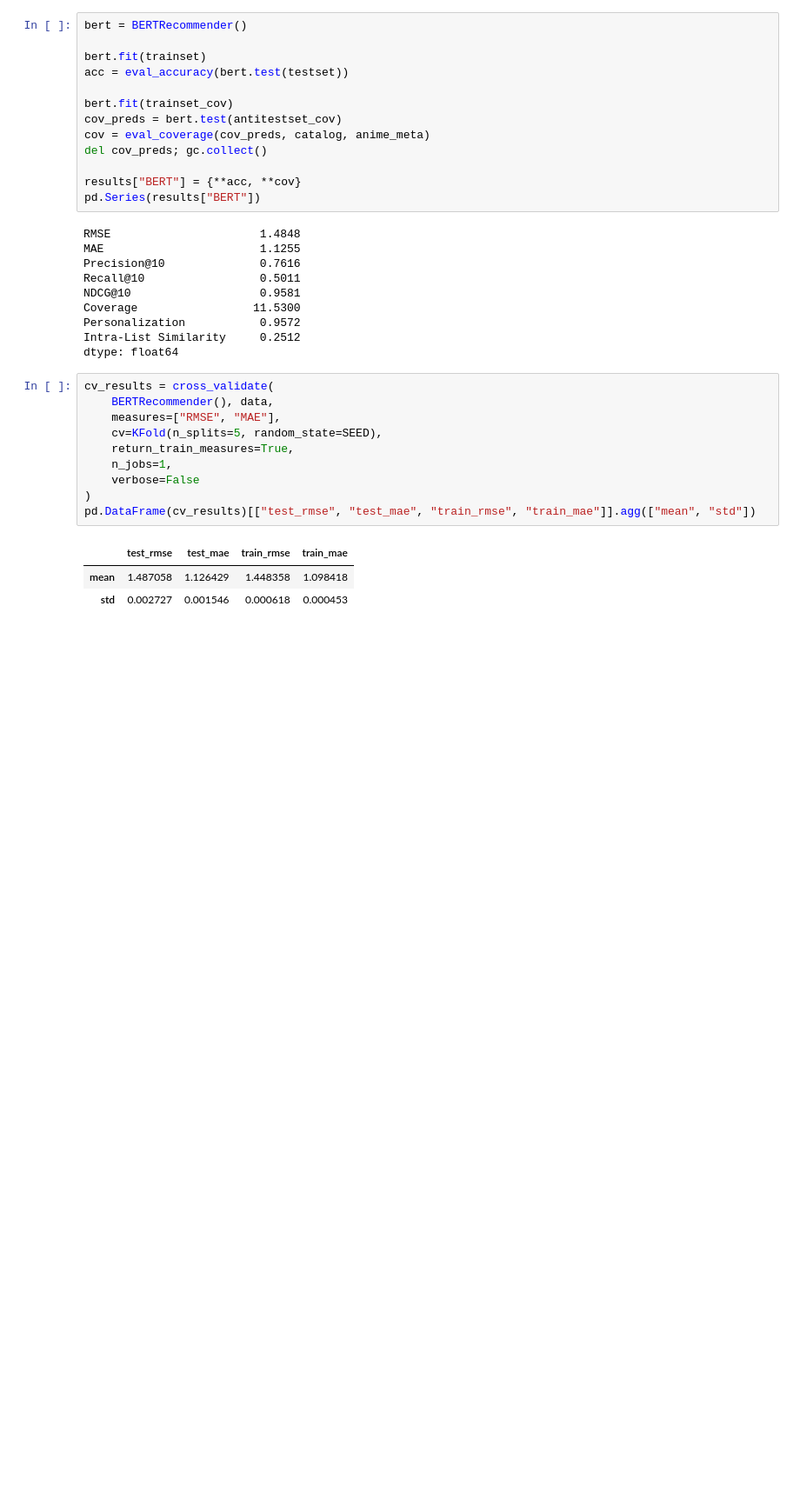
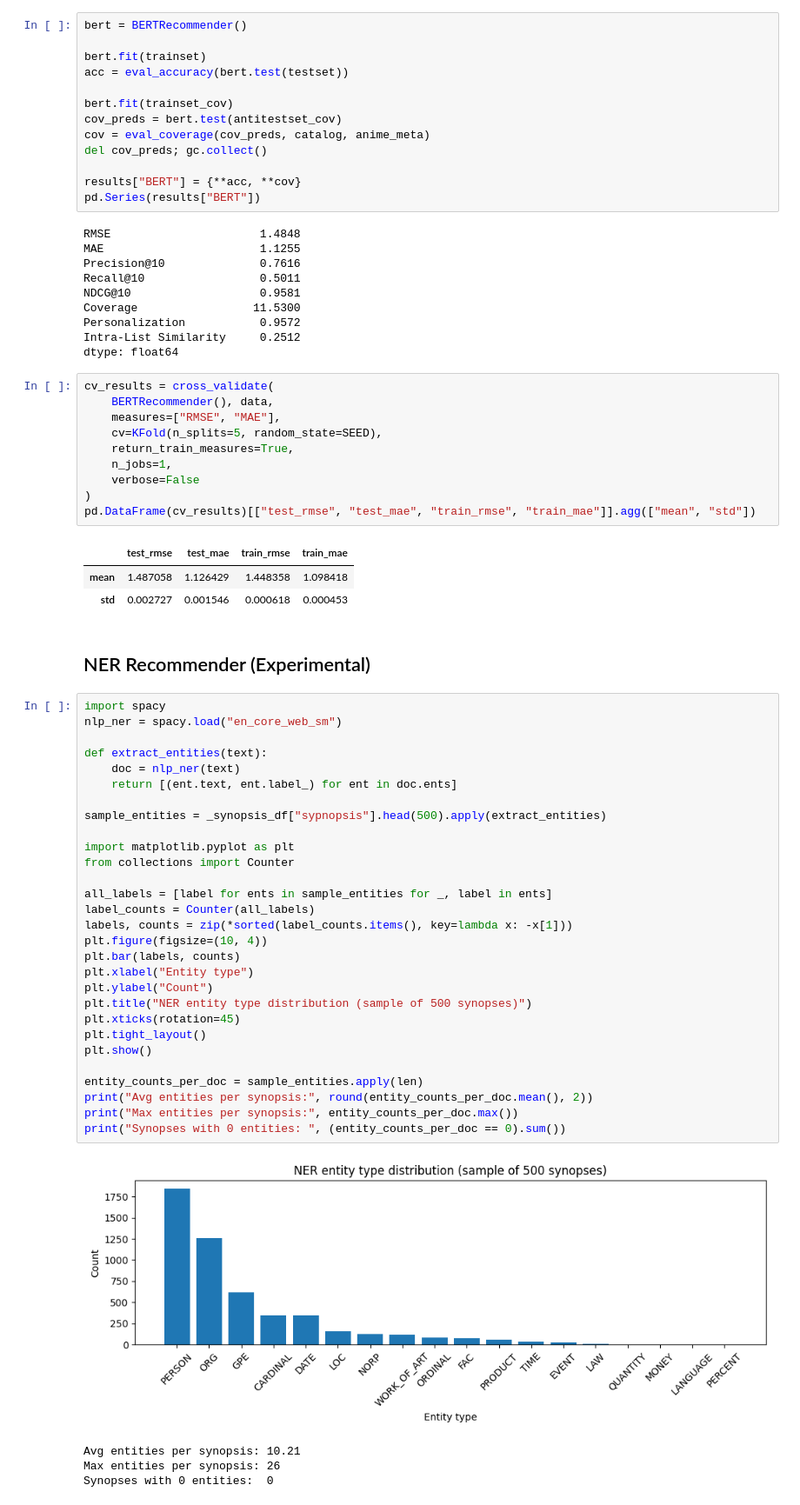
Before and after one commit to rubendjg/Anime-Recommendation-System, a Jupyter notebook: modeling/modeling.ipynb, the cells around one changed output. Shown at 87% size. Cells and saved outputs as stored; diff of their text form; blank space fills up the shorter version.

```diff
--- a/modeling/modeling.ipynb
+++ b/modeling/modeling.ipynb
@@ -837,3 +842,39 @@ pd.DataFrame(cv_results)[["test_rmse", "test_mae", "train_rmse", "train_mae"]].a
 |  | test_rmse | test_mae | train_rmse | train_mae |
 | mean | 1.487058 | 1.126429 | 1.448358 | 1.098418 |
 | std | 0.002727 | 0.001546 | 0.000618 | 0.000453 |
+# %% [markdown]
+## NER Recommender (Experimental)
+# %%
+import spacy
+nlp_ner = spacy.load("en_core_web_sm")
+
+def extract_entities(text):
+    doc = nlp_ner(text)
+    return [(ent.text, ent.label_) for ent in doc.ents]
+
+sample_entities = _synopsis_df["sypnopsis"].head(500).apply(extract_entities)
+
+import matplotlib.pyplot as plt
+from collections import Counter
+
+all_labels = [label for ents in sample_entities for _, label in ents]
+label_counts = Counter(all_labels)
+labels, counts = zip(*sorted(label_counts.items(), key=lambda x: -x[1]))
+plt.figure(figsize=(10, 4))
+plt.bar(labels, counts)
+plt.xlabel("Entity type")
+plt.ylabel("Count")
+plt.title("NER entity type distribution (sample of 500 synopses)")
+plt.xticks(rotation=45)
+plt.tight_layout()
+plt.show()
+
+entity_counts_per_doc = sample_entities.apply(len)
+print("Avg entities per synopsis:", round(entity_counts_per_doc.mean(), 2))
+print("Max entities per synopsis:", entity_counts_per_doc.max())
+print("Synopses with 0 entities: ", (entity_counts_per_doc == 0).sum())
+# %% [output]
+[figure, added]
+Avg entities per synopsis: 10.21
+Max entities per synopsis: 26
+Synopses with 0 entities:  0
```
Also changed, not shown: parts of 12 cells of this notebook.
